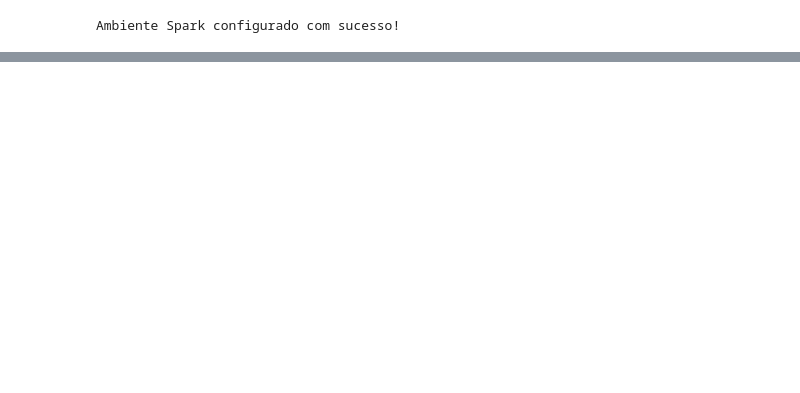
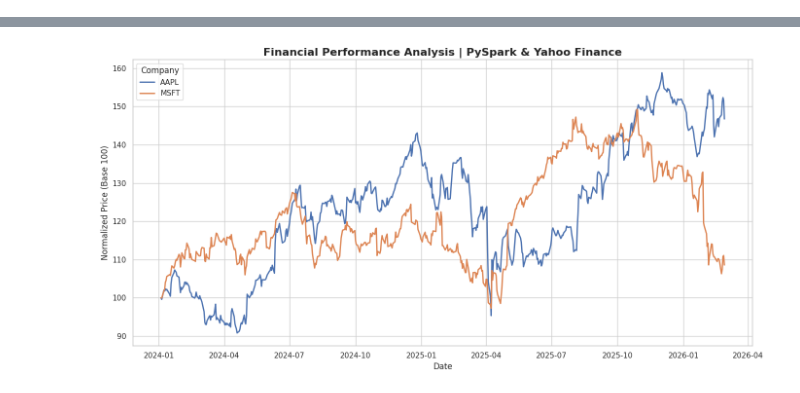
Before and after one commit to julimarpoliveira2902/Financial-Analysis-PySpark, a Jupyter notebook: Análise_de_Performance_Tech_(AAPL,_MSFT,_GOOGL).ipynb, the cells around one changed output, grey strips where cells are left out. Saved outputs shown, nothing was run; the diff lists cells and outputs as text; code cells hidden in the pictures; blank space fills up the shorter version.

```diff
--- a/Análise_de_Performance_Tech_(AAPL,_MSFT,_GOOGL).ipynb
+++ b/Análise_de_Performance_Tech_(AAPL,_MSFT,_GOOGL).ipynb
@@ -3,48 +1,63 @@
-# %%
-# 1. Instalação das bibliotecas necessárias
-!pip install yfinance pyspark -q
-
-# 2. Configuração do ambiente Spark
-from pyspark.sql import SparkSession
-spark = SparkSession.builder.master("local[*]").appName("AnaliseFinanceiraBairesDev").getOrCreate()
-
-print("Ambiente Spark configurado com sucesso!")
-# %% [output]
-Ambiente Spark configurado com sucesso!
 # %%
+!pip install yfinance pyspark seaborn matplotlib
+
 import yfinance as yf
 import pandas as pd
+import matplotlib.pyplot as plt
+import seaborn as sns
+from google.colab import files
 from pyspark.sql import SparkSession
 from pyspark.sql import functions as F
 from pyspark.sql.window import Window
 
-# 1. Configuração do Spark (Caso esteja no Colab)
-spark = SparkSession.builder.master("local[*]").appName("AnaliseFinanceiraBairesDev").getOrCreate()
+# 2. Inicialização do Spark
+spark = SparkSession.builder.master("local[*]").appName("AnaliseFinanceira").getOrCreate()
 
-# 2. Coleta de Dados - Ajustado para usar 'Close' em vez de 'Adj Close'
+# 3. Coleta de Dados via API
 tickers = ['AAPL', 'MSFT', 'GOOGL']
-# Buscamos os dados e selecionamos apenas a coluna 'Close'
 df_pd = yf.download(tickers, start="2024-01-01", end="2026-03-01")['Close'].reset_index()
 
-# 3. Transformação: Pandas para Spark (Formato 'Long' para análise de séries temporais)
+# 4. Transformação para o formato Spark
 df_melted = df_pd.melt(id_vars=['Date'], var_name='Ticker', value_name='Price')
 df_spark = spark.createDataFrame(df_melted)
 
-# 4. Cálculo de Métricas Financeiras Avançadas com Spark Window Functions
-# Definimos a 'janela' por Ticker e data
+# 5. Window Functions (Métricas de Risco e Tendência - Sugestão do Professor)
 windowSpec = Window.partitionBy("Ticker").orderBy("Date")
 
-# Média Móvel de 20 dias (SMA20)
+# A. Média Móvel (SMA 20)
 windowSMA = windowSpec.rowsBetween(-19, 0)
 df_spark = df_spark.withColumn("SMA_20", F.avg("Price").over(windowSMA))
 
-# Cálculo de Retorno Diário (Variação %)
+# B. Retorno Diário
 df_spark = df_spark.withColumn("Prev_Price", F.lag("Price").over(windowSpec))
-df_spark = df_spark.withColumn("Daily_Return",
-                               (F.col("Price") - F.col("Prev_Price")) / F.col("Prev_Price"))
+df_spark = df_spark.withColumn("Daily_Return", (F.col("Price") - F.col("Prev_Price")) / F.col("Prev_Price"))
 
-# 5. Exibição dos Resultados
-df_spark.filter(F.col("Daily_Return").isNotNull()).show(15)
+# C. Volatilidade Móvel de 21 dias (Métrica Avançada de Risco)
+windowVol = windowSpec.rowsBetween(-20, 0)
+df_spark = df_spark.withColumn("Volatility_21d", F.stddev("Daily_Return").over(windowVol))
 
-print("Análise processada com sucesso via PySpark!")
+# 6. Preparação para o Gráfico
+df_final = df_spark.toPandas()
+df_final.dropna(inplace=True)
+df_final['Normalized_Price'] = df_final.groupby('Ticker')['Price'].transform(lambda x: (x / x.iloc[0]) * 100)
+
+# 7. Geração e Download da Visualização
+sns.set_theme(style="whitegrid")
+plt.figure(figsize=(14, 7))
+sns.lineplot(data=df_final, x='Date', y='Normalized_Price', hue='Ticker', linewidth=2)
+
+plt.title('Financial Performance Analysis | PySpark & Yahoo Finance', fontsize=16, fontweight='bold')
+plt.ylabel('Normalized Price (Base 100)', fontsize=12)
+plt.xlabel('Date', fontsize=12)
+plt.legend(title='Company')
+
+plt.tight_layout()
+
+# Salvar e baixar no PC automaticamente
+plt.savefig('analise_performance_tech.png', dpi=300, bbox_inches='tight')
+files.download('analise_performance_tech.png')
+
+plt.show()
+
+spark.stop()
 # %% [output]
@@ -68,0 +87 @@ Análise processada com sucesso via PySpark!
+[figure, added]
```
Also changed, not shown: parts of 4 cells of this notebook.
